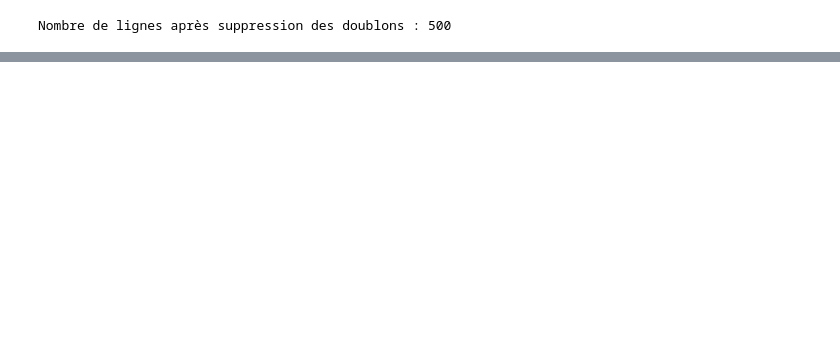
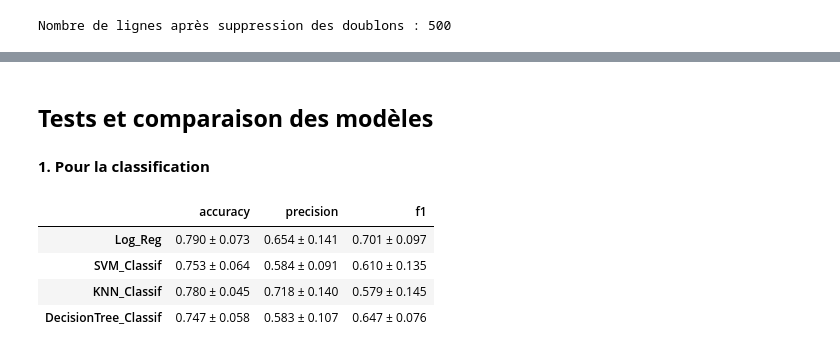
Before and after one commit to kevin-tchinda/student-success-monitoring, a Jupyter notebook: notebooks/student_success_monitoring.ipynb, the cells around one changed output, grey strips where cells are left out. Cells and saved outputs as stored; diff of their text form; code cells hidden in the pictures; blank space fills up the shorter version.

```diff
--- a/notebooks/student_success_monitoring.ipynb
+++ b/notebooks/student_success_monitoring.ipynb
@@ -548,0 +590,49 @@ Le meilleur modele est celui avec le R2 le plus eleve et la plus petite erreur M
+# %%
+# Fonction qui évalue une liste de modèles selon les métriques fournies.
+# Retourne un DataFrame avec moyenne ± écart-type pour chaque métrique et modèle..
+
+def evaluate_models(models, X, y, metrics, problem_type='classification', n_splits=5, random_state=42):
+  results = {}
+
+  if problem_type == 'classification':
+    cv = StratifiedKFold(n_splits=n_splits, shuffle=True, random_state=random_state)
+  else:
+    cv = KFold(n_splits=n_splits, shuffle=True, random_state=random_state)
+
+  for name, model in models:
+    scores = cross_validate(model, X, y, scoring=metrics, cv=cv, return_train_score=False)
+
+    model_results = {}
+    for metric in metrics:
+      metric_key = f'test_{metric}'
+      mean = scores[metric_key].mean()
+      std = scores[metric_key].std()
+      model_results[metric] = f"{mean:.3f} ± {std:.3f}"
+
+    results[name] = model_results
+
+  return pd.DataFrame(results).T
+# %% [markdown]
+## **Tests et comparaison des modèles**
+# %% [markdown]
+**1. Pour la classification**
+# %%
+# Pour la classification
+results_classification_models_df = evaluate_models(
+  models=classification_models,
+  X=X_train_c,
+  y=y_train_c,
+  metrics=classification_metrics,
+  problem_type='classification',
+  n_splits=10,
+  random_state=SEED,
+)
+
+# Résultats des modèles évalués sur jeu de données de train (50% des données d'origine)
+results_classification_models_df
+# %% [output]
+|  | accuracy | precision | f1 |
+| Log_Reg | 0.790 ± 0.073 | 0.654 ± 0.141 | 0.701 ± 0.097 |
+| SVM_Classif | 0.753 ± 0.064 | 0.584 ± 0.091 | 0.610 ± 0.135 |
+| KNN_Classif | 0.780 ± 0.045 | 0.718 ± 0.140 | 0.579 ± 0.145 |
+| DecisionTree_Classif | 0.747 ± 0.058 | 0.583 ± 0.107 | 0.647 ± 0.076 |
```
Also changed, not shown: parts of 51 cells of this notebook.
